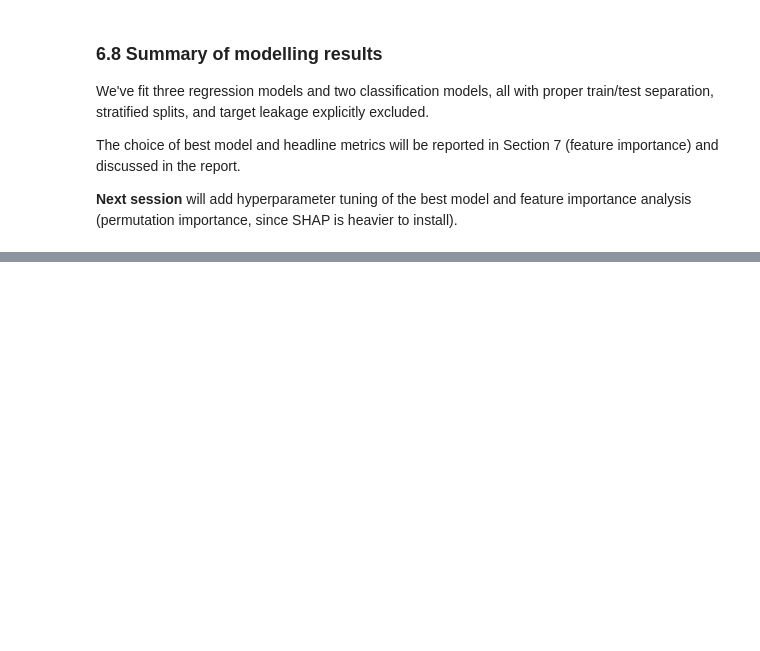
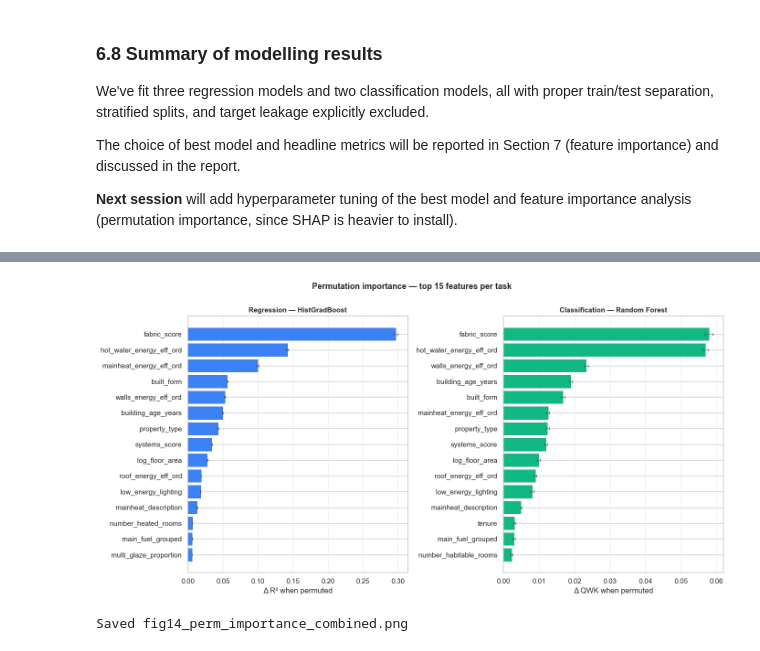
Before and after one commit to Lloydster118/COM6003-Data-Science-CW1, a Jupyter notebook: notebooks/bucks_epc_analysis.ipynb, the cells around one changed output, grey strips where cells are left out. Cells and saved outputs as stored; diff of their text form; code cells hidden in the pictures; blank space fills up the shorter version.

```diff
--- a/notebooks/bucks_epc_analysis.ipynb
+++ b/notebooks/bucks_epc_analysis.ipynb
@@ -1695,0 +1833,33 @@ heavier to install).
+# %%
+# Side-by-side: regression vs classification importance, top 15
+fig, axes = plt.subplots(1, 2, figsize=(14, 7), sharey=False)
+
+# Left — regression
+top_reg = perm_reg_df.head(15).iloc[::-1]
+axes[0].barh(top_reg['feature'], top_reg['importance_mean'],
+             xerr=top_reg['importance_std'], color='#3b82f6',
+             edgecolor='#1e40af', linewidth=0.4,
+             error_kw={'ecolor': '#475569', 'capsize': 2, 'linewidth': 0.6})
+axes[0].set_xlabel('Δ R² when permuted')
+axes[0].set_title(f'Regression — {best_reg_name}', fontsize=11, fontweight='bold')
+axes[0].grid(axis='x', alpha=0.3)
+
+# Right — classification
+top_clf = perm_clf_df.head(15).iloc[::-1]
+axes[1].barh(top_clf['feature'], top_clf['importance_mean'],
+             xerr=top_clf['importance_std'], color='#10b981',
+             edgecolor='#047857', linewidth=0.4,
+             error_kw={'ecolor': '#475569', 'capsize': 2, 'linewidth': 0.6})
+axes[1].set_xlabel('Δ QWK when permuted')
+axes[1].set_title(f'Classification — {best_clf_name}', fontsize=11, fontweight='bold')
+axes[1].grid(axis='x', alpha=0.3)
+
+plt.suptitle('Permutation importance — top 15 features per task',
+             fontsize=13, fontweight='bold', y=1.00)
+plt.tight_layout()
+plt.savefig(FIG_DIR + 'fig14_perm_importance_combined.png', dpi=150, bbox_inches='tight')
+plt.show()
+print('Saved fig14_perm_importance_combined.png')
+# %% [output]
+[figure, added]
+Saved fig14_perm_importance_combined.png
```
Also changed, not shown: parts of 22 cells of this notebook, 6 other files.
